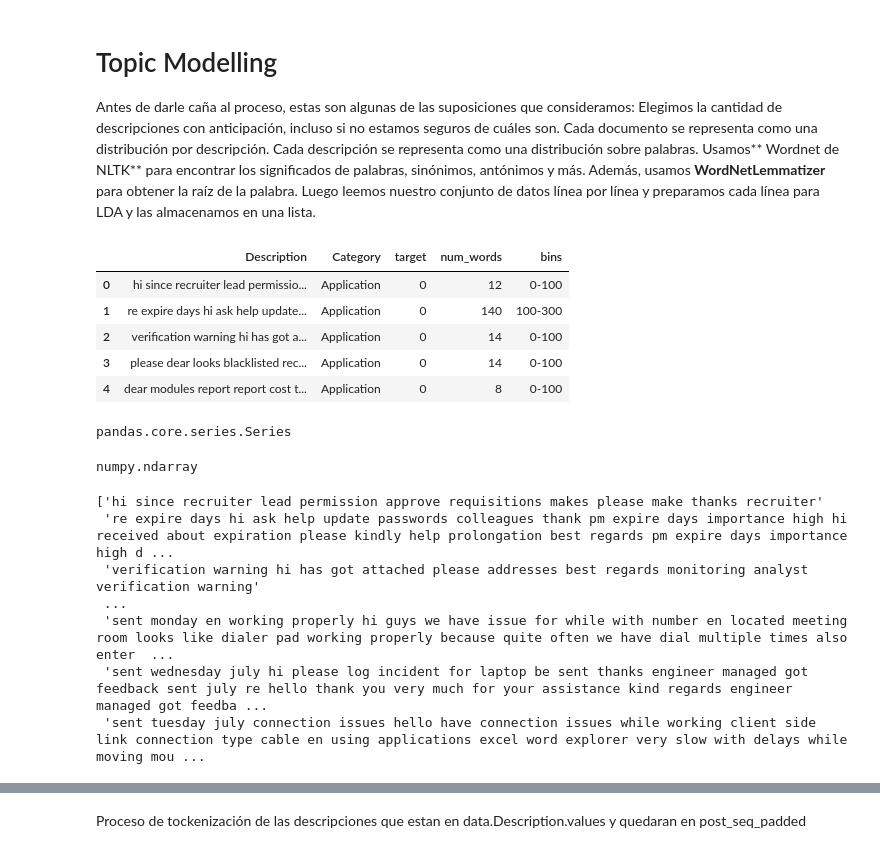
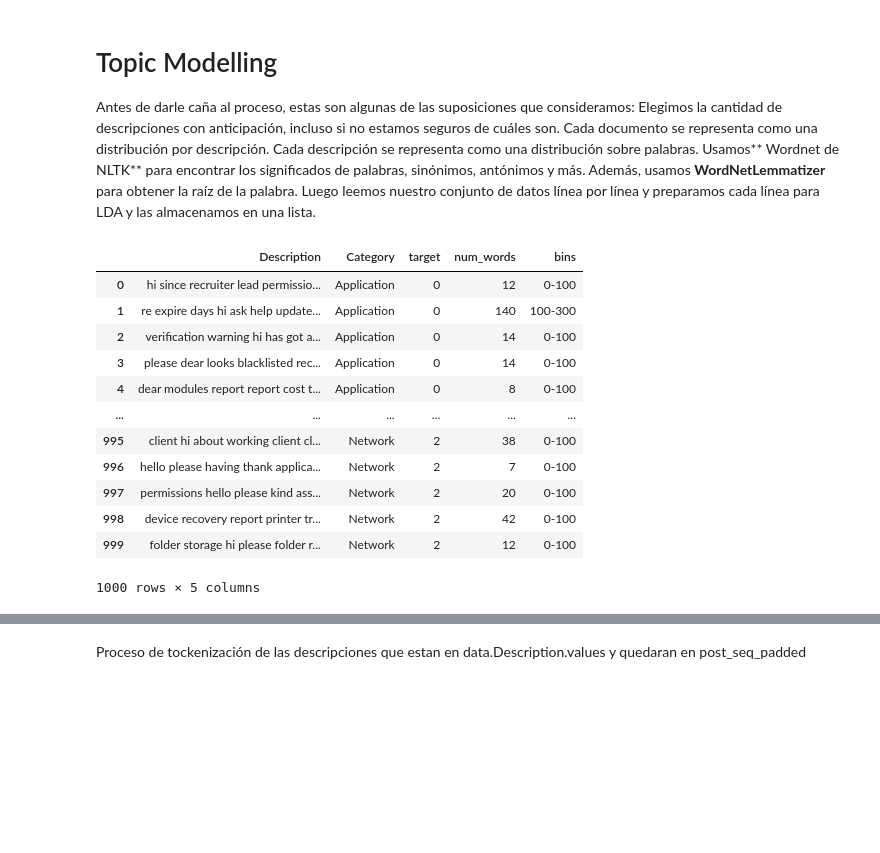
Before and after one commit to novagenio/CognitivePV1, a Jupyter notebook: Support_Ticket_Classificationv3.ipynb, the cells around one changed output, grey strips where cells are left out. Saved outputs shown, nothing was run; the diff lists cells and outputs as text; code cells hidden in the pictures; blank space fills up the shorter version.

```diff
--- a/Support_Ticket_Classificationv3.ipynb
+++ b/Support_Ticket_Classificationv3.ipynb
@@ -154,15 +154,18 @@ from nltk import tokenize
 # %%
 data['Description'] = data['Description'].astype(str)
 # %%
-data.head()
+data.head(1000)
 # %% [output]
 |  | Description | Category | target | num_words | bins |
 | 0 | hi since recruiter lead permissio... | Application | 0 | 12 | 0-100 |
 | 1 | re expire days hi ask help update... | Application | 0 | 140 | 100-300 |
 | 2 | verification warning hi has got a... | Application | 0 | 14 | 0-100 |
 | 3 | please dear looks blacklisted rec... | Application | 0 | 14 | 0-100 |
 | 4 | dear modules report report cost t... | Application | 0 | 8 | 0-100 |
+| ... | ... | ... | ... | ... | ... |
+| 995 | client hi about working client cl... | Network | 2 | 38 | 0-100 |
+| 996 | hello please having thank applica... | Network | 2 | 7 | 0-100 |
+| 997 | permissions hello please kind ass... | Network | 2 | 20 | 0-100 |
+| 998 | device recovery report printer tr... | Network | 2 | 42 | 0-100 |
+| 999 | folder storage hi please folder r... | Network | 2 | 12 | 0-100 |
+1000 rows × 5 columns
-# %%
-  type(data['Description'])
-# %% [output]
-pandas.core.series.Series
@@ -171,14 +171,0 @@ data_description = data.Description.values
-# %%
-type(data_description)
-# %% [output]
-numpy.ndarray
-# %%
-print(data_description)
-# %% [output]
-['hi since recruiter lead permission approve requisitions makes please make thanks recruiter'
- 're expire days hi ask help update passwords colleagues thank pm expire days importance high hi received about expiration please kindly help prolongation best regards pm expire days importance high d ...
- 'verification warning hi has got attached please addresses best regards monitoring analyst verification warning'
- ...
- 'sent monday en working properly hi guys we have issue for while with number en located meeting room looks like dialer pad working properly because quite often we have dial multiple times also enter  ...
- 'sent wednesday july hi please log incident for laptop be sent thanks engineer managed got feedback sent july re hello thank you very much for your assistance kind regards engineer managed got feedba ...
- 'sent tuesday july connection issues hello have connection issues while working client side link connection type cable en using applications excel word explorer very slow with delays while moving mou ...
```
Also changed, not shown: parts of 47 cells of this notebook.
